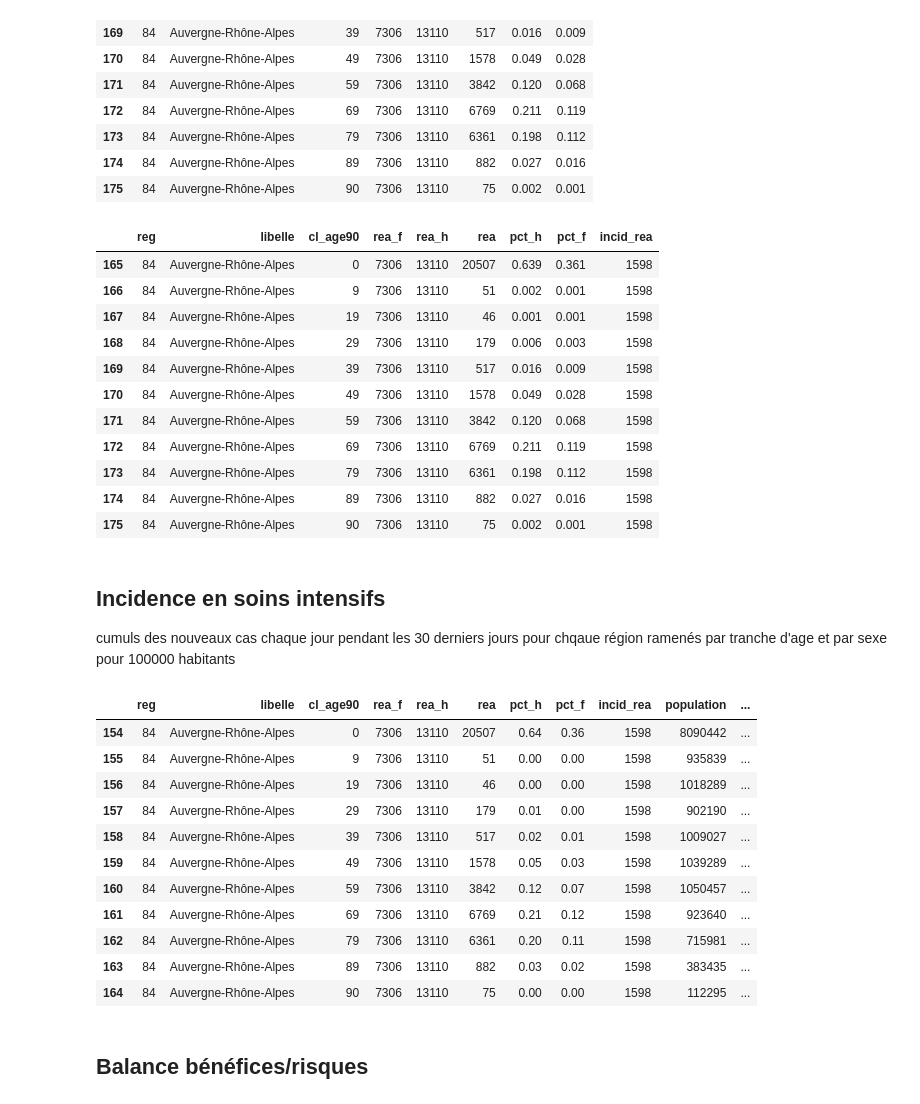
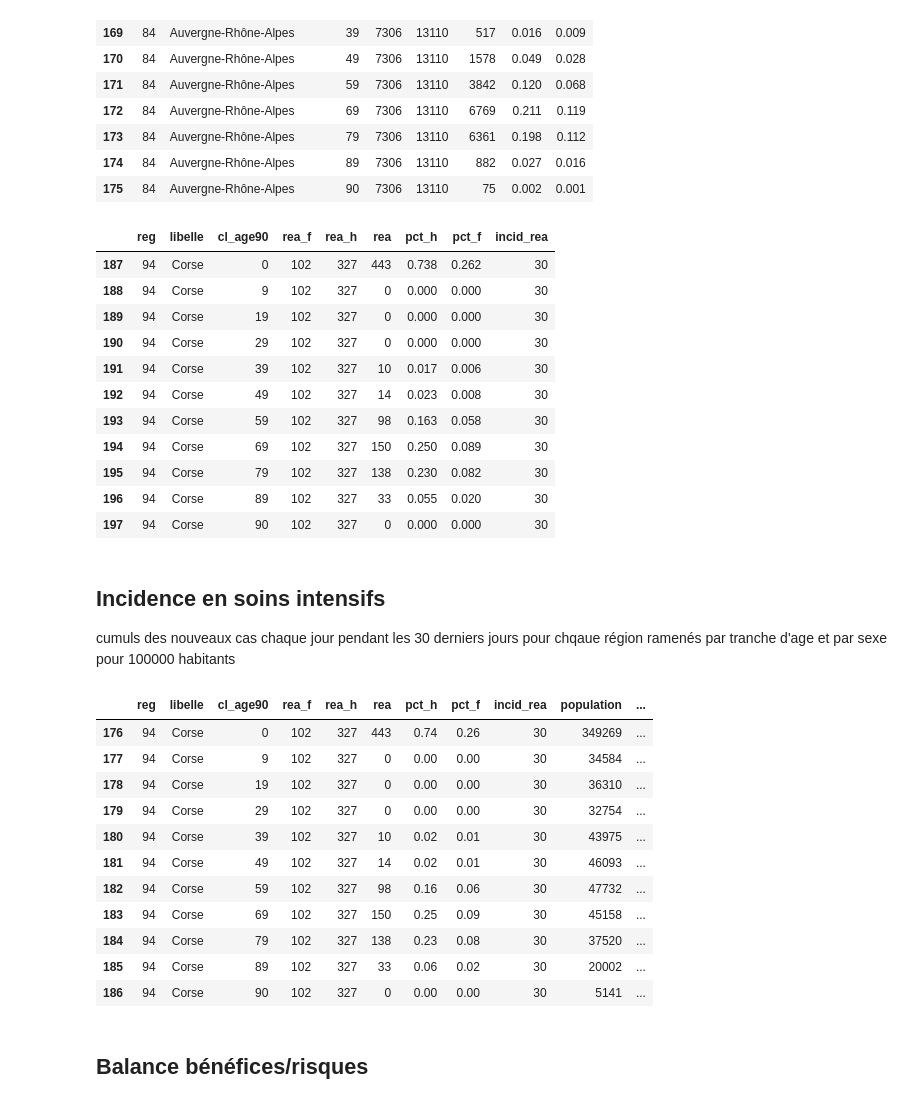
Before and after one commit to oalam/covid-analytics, a Jupyter notebook: exploratory.ipynb, the cells around one changed output. Drawn from its saved outputs; the diff is of its cells as text; code cells hidden in the pictures.

```diff
--- a/exploratory.ipynb
+++ b/exploratory.ipynb
@@ -279,20 +279,20 @@ hospitalisation_reg_cl_age[hospitalisation_sexe2.reg==84]
 | 175 | 84 | Auvergne-Rhône-Alpes | 90 | 7306 | 13110 | 75 | 0.002 | 0.001 |
 # %%
 incidence_rea = pd.merge(hospitalisation_reg_cl_age, cumul_rea, on=['reg'])
-incidence_rea[incidence_rea.libelle=='Auvergne-Rhône-Alpes']
+incidence_rea[incidence_rea.libelle=='Corse']
 # %% [output]
 |  | reg | libelle | cl_age90 | rea_f | rea_h | rea | pct_h | pct_f | incid_rea |
-| 165 | 84 | Auvergne-Rhône-Alpes | 0 | 7306 | 13110 | 20507 | 0.639 | 0.361 | 1598 |
-| 166 | 84 | Auvergne-Rhône-Alpes | 9 | 7306 | 13110 | 51 | 0.002 | 0.001 | 1598 |
-| 167 | 84 | Auvergne-Rhône-Alpes | 19 | 7306 | 13110 | 46 | 0.001 | 0.001 | 1598 |
-| 168 | 84 | Auvergne-Rhône-Alpes | 29 | 7306 | 13110 | 179 | 0.006 | 0.003 | 1598 |
-| 169 | 84 | Auvergne-Rhône-Alpes | 39 | 7306 | 13110 | 517 | 0.016 | 0.009 | 1598 |
-| 170 | 84 | Auvergne-Rhône-Alpes | 49 | 7306 | 13110 | 1578 | 0.049 | 0.028 | 1598 |
-| 171 | 84 | Auvergne-Rhône-Alpes | 59 | 7306 | 13110 | 3842 | 0.120 | 0.068 | 1598 |
-| 172 | 84 | Auvergne-Rhône-Alpes | 69 | 7306 | 13110 | 6769 | 0.211 | 0.119 | 1598 |
-| 173 | 84 | Auvergne-Rhône-Alpes | 79 | 7306 | 13110 | 6361 | 0.198 | 0.112 | 1598 |
-| 174 | 84 | Auvergne-Rhône-Alpes | 89 | 7306 | 13110 | 882 | 0.027 | 0.016 | 1598 |
-| 175 | 84 | Auvergne-Rhône-Alpes | 90 | 7306 | 13110 | 75 | 0.002 | 0.001 | 1598 |
+| 187 | 94 | Corse | 0 | 102 | 327 | 443 | 0.738 | 0.262 | 30 |
+| 188 | 94 | Corse | 9 | 102 | 327 | 0 | 0.000 | 0.000 | 30 |
+| 189 | 94 | Corse | 19 | 102 | 327 | 0 | 0.000 | 0.000 | 30 |
+| 190 | 94 | Corse | 29 | 102 | 327 | 0 | 0.000 | 0.000 | 30 |
+| 191 | 94 | Corse | 39 | 102 | 327 | 10 | 0.017 | 0.006 | 30 |
+| 192 | 94 | Corse | 49 | 102 | 327 | 14 | 0.023 | 0.008 | 30 |
+| 193 | 94 | Corse | 59 | 102 | 327 | 98 | 0.163 | 0.058 | 30 |
+| 194 | 94 | Corse | 69 | 102 | 327 | 150 | 0.250 | 0.089 | 30 |
+| 195 | 94 | Corse | 79 | 102 | 327 | 138 | 0.230 | 0.082 | 30 |
+| 196 | 94 | Corse | 89 | 102 | 327 | 33 | 0.055 | 0.020 | 30 |
+| 197 | 94 | Corse | 90 | 102 | 327 | 0 | 0.000 | 0.000 | 30 |
 # %% [markdown]
 ## Incidence en soins intensifs
 cumuls des nouveaux cas chaque jour pendant les 30 derniers jours pour chqaue région
@@ -300,22 +300,22 @@ ramenés par tranche d'age et par sexe pour 100000 habitants
 # %%
 incidence_rea_reg_cl_age = pd.merge(incidence_rea, population_reg, on=['libelle','cl_age90'])
 incidence_rea_reg_cl_age['inc_h'] = incidence_rea_reg_cl_age['incid_rea'] * incidence_rea_reg_cl_age['pct_h']  * 100000 / incidence_rea_reg_cl_age['population'] /2
 incidence_rea_reg_cl_age['inc_f'] = incidence_rea_reg_cl_age['incid_rea'] * incidence_rea_reg_cl_age['pct_f']  * 100000 / incidence_rea_reg_cl_age['population'] /2
 incidence_rea_reg_cl_age = incidence_rea_reg_cl_age.round(2)
-incidence_rea_reg_cl_age[incidence_rea_reg_cl_age.libelle=='Auvergne-Rhône-Alpes']
+incidence_rea_reg_cl_age[incidence_rea_reg_cl_age.libelle=='Corse']
 # %% [output]
 |  | reg | libelle | cl_age90 | rea_f | rea_h | rea | pct_h | pct_f | incid_rea | population | ... |
-| 154 | 84 | Auvergne-Rhône-Alpes | 0 | 7306 | 13110 | 20507 | 0.64 | 0.36 | 1598 | 8090442 | ... |
-| 155 | 84 | Auvergne-Rhône-Alpes | 9 | 7306 | 13110 | 51 | 0.00 | 0.00 | 1598 | 935839 | ... |
-| 156 | 84 | Auvergne-Rhône-Alpes | 19 | 7306 | 13110 | 46 | 0.00 | 0.00 | 1598 | 1018289 | ... |
-| 157 | 84 | Auvergne-Rhône-Alpes | 29 | 7306 | 13110 | 179 | 0.01 | 0.00 | 1598 | 902190 | ... |
-| 158 | 84 | Auvergne-Rhône-Alpes | 39 | 7306 | 13110 | 517 | 0.02 | 0.01 | 1598 | 1009027 | ... |
-| 159 | 84 | Auvergne-Rhône-Alpes | 49 | 7306 | 13110 | 1578 | 0.05 | 0.03 | 1598 | 1039289 | ... |
-| 160 | 84 | Auvergne-Rhône-Alpes | 59 | 7306 | 13110 | 3842 | 0.12 | 0.07 | 1598 | 1050457 | ... |
-| 161 | 84 | Auvergne-Rhône-Alpes | 69 | 7306 | 13110 | 6769 | 0.21 | 0.12 | 1598 | 923640 | ... |
-| 162 | 84 | Auvergne-Rhône-Alpes | 79 | 7306 | 13110 | 6361 | 0.20 | 0.11 | 1598 | 715981 | ... |
-| 163 | 84 | Auvergne-Rhône-Alpes | 89 | 7306 | 13110 | 882 | 0.03 | 0.02 | 1598 | 383435 | ... |
-| 164 | 84 | Auvergne-Rhône-Alpes | 90 | 7306 | 13110 | 75 | 0.00 | 0.00 | 1598 | 112295 | ... |
+| 176 | 94 | Corse | 0 | 102 | 327 | 443 | 0.74 | 0.26 | 30 | 349269 | ... |
+| 177 | 94 | Corse | 9 | 102 | 327 | 0 | 0.00 | 0.00 | 30 | 34584 | ... |
+| 178 | 94 | Corse | 19 | 102 | 327 | 0 | 0.00 | 0.00 | 30 | 36310 | ... |
+| 179 | 94 | Corse | 29 | 102 | 327 | 0 | 0.00 | 0.00 | 30 | 32754 | ... |
+| 180 | 94 | Corse | 39 | 102 | 327 | 10 | 0.02 | 0.01 | 30 | 43975 | ... |
+| 181 | 94 | Corse | 49 | 102 | 327 | 14 | 0.02 | 0.01 | 30 | 46093 | ... |
+| 182 | 94 | Corse | 59 | 102 | 327 | 98 | 0.16 | 0.06 | 30 | 47732 | ... |
+| 183 | 94 | Corse | 69 | 102 | 327 | 150 | 0.25 | 0.09 | 30 | 45158 | ... |
+| 184 | 94 | Corse | 79 | 102 | 327 | 138 | 0.23 | 0.08 | 30 | 37520 | ... |
+| 185 | 94 | Corse | 89 | 102 | 327 | 33 | 0.06 | 0.02 | 30 | 20002 | ... |
+| 186 | 94 | Corse | 90 | 102 | 327 | 0 | 0.00 | 0.00 | 30 | 5141 | ... |
 # %% [markdown]
 ## Balance bénéfices/risques
 # %%
```
Also changed, not shown: parts of 2 cells of this notebook, 1 other file.
